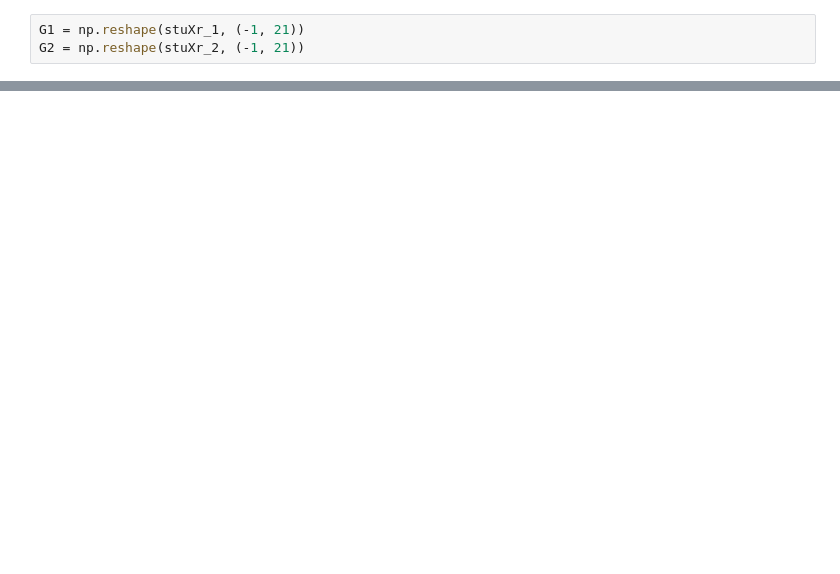
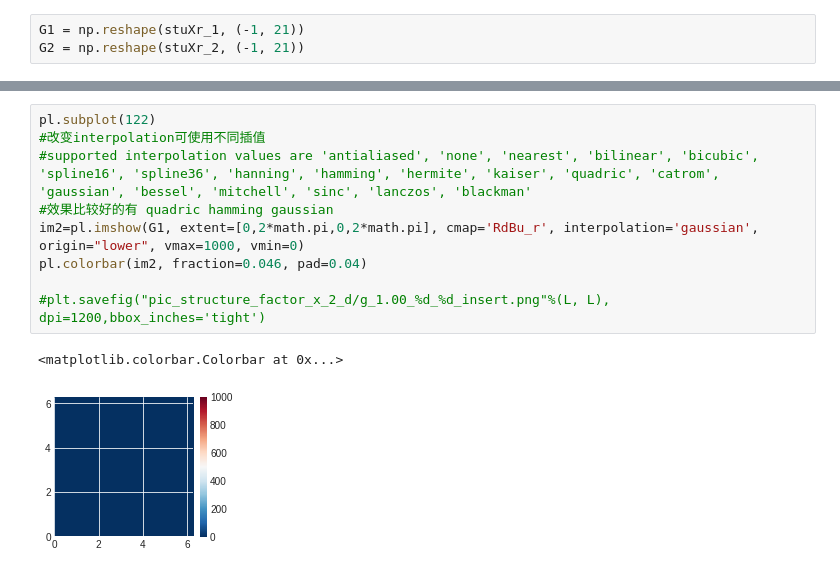
Before and after one commit to zjuadurey/machine-learnig-QM, a Jupyter notebook: plot/plot_structure_factor_x.ipynb, the cells around one changed output, grey strips where cells are left out. Cells and saved outputs as stored; diff of their text form; blank space fills up the shorter version.

```diff
--- a/plot/plot_structure_factor_x.ipynb
+++ b/plot/plot_structure_factor_x.ipynb
@@ -39,0 +68,12 @@ G2 = np.reshape(stuXr_2, (-1, 21))
+# %%
+pl.subplot(122)
+#改变interpolation可使用不同插值
+#supported interpolation values are 'antialiased', 'none', 'nearest', 'bilinear', 'bicubic', 'spline16', 'spline36', 'hanning', 'hamming', 'hermite', 'kaiser', 'quadric', 'catrom', 'gaussian', 'bessel', 'mitchell', 'sinc', 'lanczos', 'blackman'
+#效果比较好的有 quadric hamming gaussian
+im2=pl.imshow(G1, extent=[0,2*math.pi,0,2*math.pi], cmap='RdBu_r', interpolation='gaussian', origin="lower", vmax=1000, vmin=0)
+pl.colorbar(im2, fraction=0.046, pad=0.04)
+
+#plt.savefig("pic_structure_factor_x_2_d/g_1.00_%d_%d_insert.png"%(L, L), dpi=1200,bbox_inches='tight')
+# %% [output]
+<matplotlib.colorbar.Colorbar at 0x...>
+[figure, added]
```
Also changed, not shown: parts of 8 cells of this notebook.
